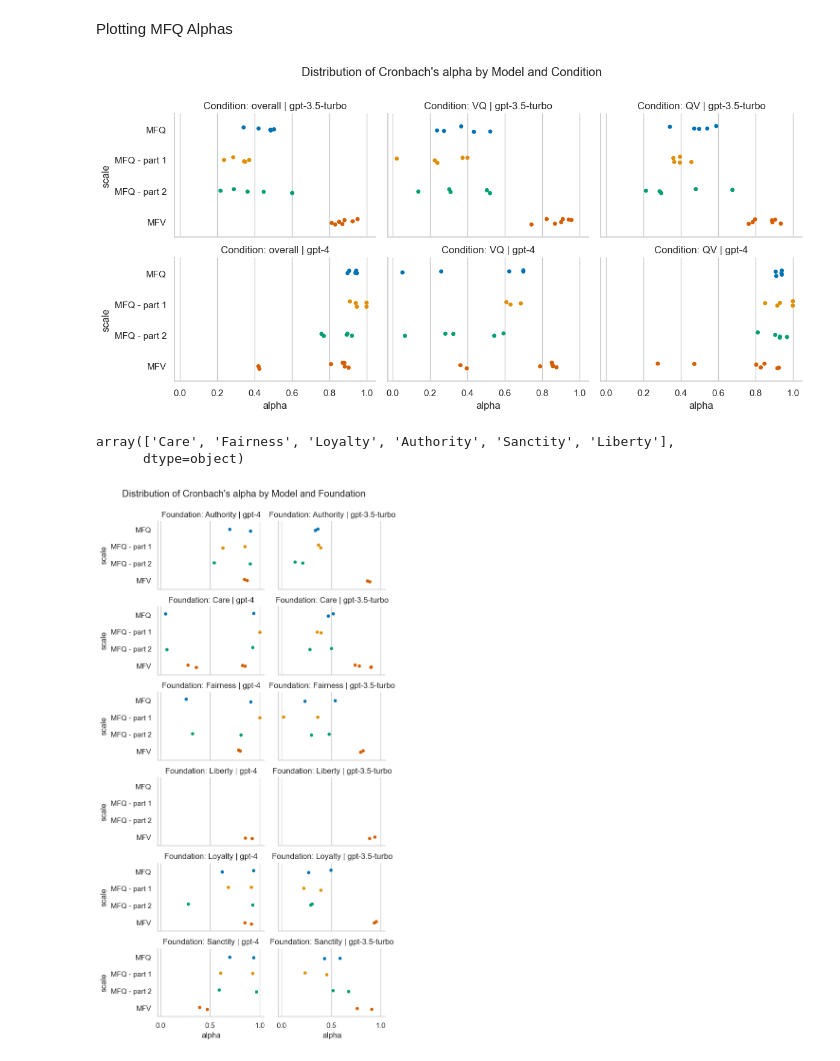
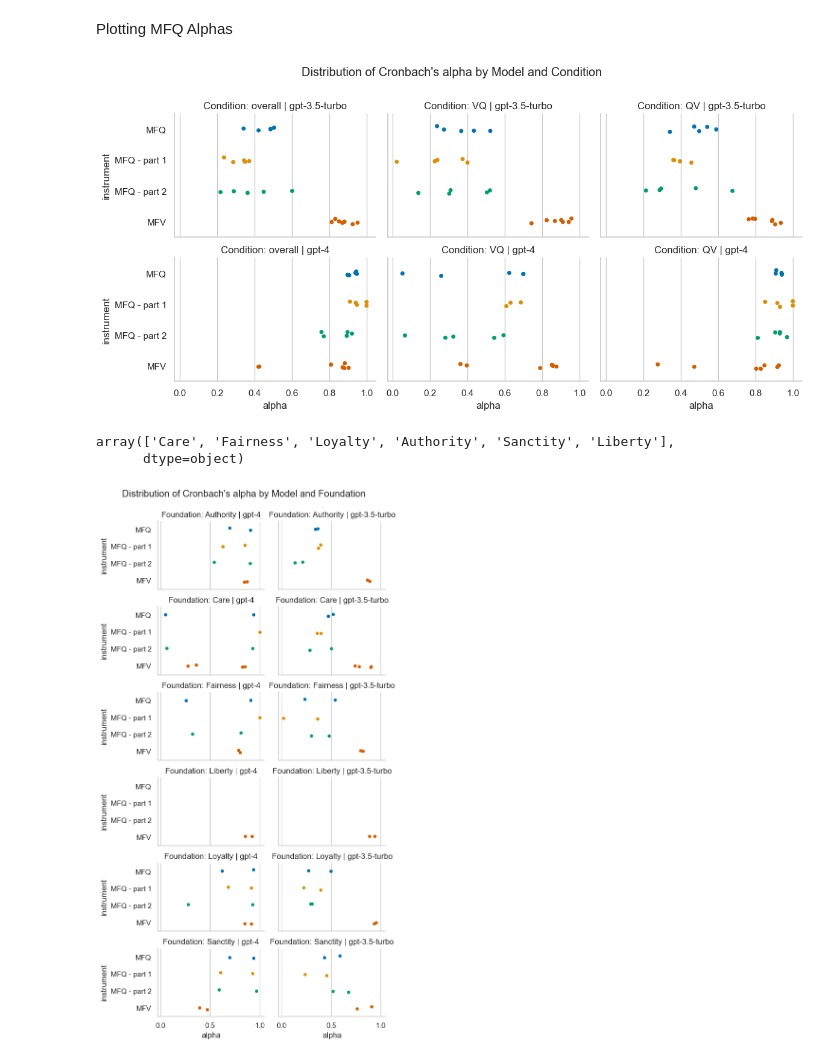
Before and after one commit to joseluizn/mfv_llm, a Jupyter notebook: 8 - visualizations.ipynb, the cells around one changed output. Drawn from its saved outputs; the diff is of its cells as text; code cells hidden in the pictures.

Commit message:
vis scale to instrument

```diff
--- a/8 - visualizations.ipynb
+++ b/8 - visualizations.ipynb
@@ -53,14 +53,14 @@ g = sns.catplot(
     hue_order=["MFQ", "MFQ - part 1", "MFQ - part 2",  "MFV"],
 
 )
-
+g.set_ylabels("instrument")
 g.set_titles("Condition: {col_name} | {row_name}")
 g.fig.suptitle("Distribution of Cronbach's alpha by Model and Condition")
 g.fig.subplots_adjust(top=0.85)
 g.fig.savefig("figs/cronbachs.png", dpi=300, bbox_inches="tight")
 g.fig.savefig("figs/cronbachs.pdf", dpi=300, bbox_inches="tight")
 # %% [output]
-[figure, old version]
+[figure, new version]
 # %%
 cronbachs["foundation_processed"] = cronbachs.foundation.str.split(" ").str[0]
 cronbachs.foundation_processed.unique()
@@ -70,22 +70,23 @@ array(['Care', 'Fairness', 'Loyalty', 'Authority', 'Sanctity', 'Liberty'],
 # %%
 g = sns.catplot(
     row="foundation_processed",
     col="model",
     x="alpha",
     y="scale",
     hue="scale",
     palette="colorblind",
     hue_order=["MFQ", "MFQ - part 1", "MFQ - part 2",  "MFV"],
     order=["MFQ", "MFQ - part 1", "MFQ - part 2",  "MFV"],
     data=cronbachs.query("condition != 'overall'").sort_values("foundation").dropna(),
     height=2, aspect=1.6, margin_titles=False,
     legend=False
 )
 
+g.set_ylabels("instrument")
 g.set_titles("Foundation: {row_name} | {col_name}")
 g.fig.suptitle("Distribution of Cronbach's alpha by Model and Foundation")
 g.fig.subplots_adjust(top=0.925)
 g.fig.savefig("figs/cronbachs_by_foundation.png", dpi=300, bbox_inches="tight")
 g.fig.savefig("figs/cronbachs_by_foundation.pdf", dpi=300, bbox_inches="tight")
 # %% [output]
-[figure, old version]
+[figure, new version]
```
Also changed, not shown: 4 other files.
